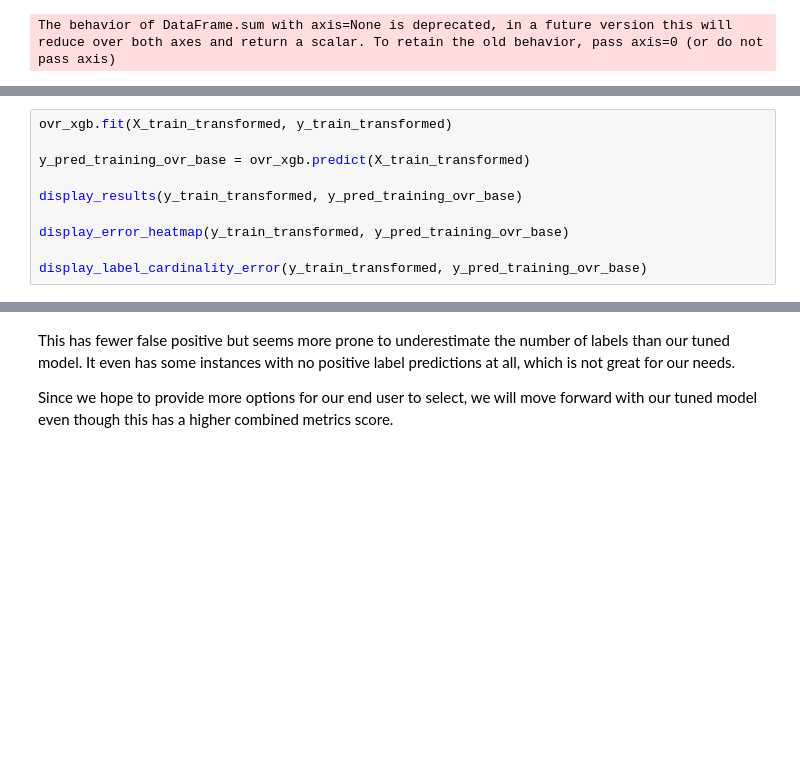
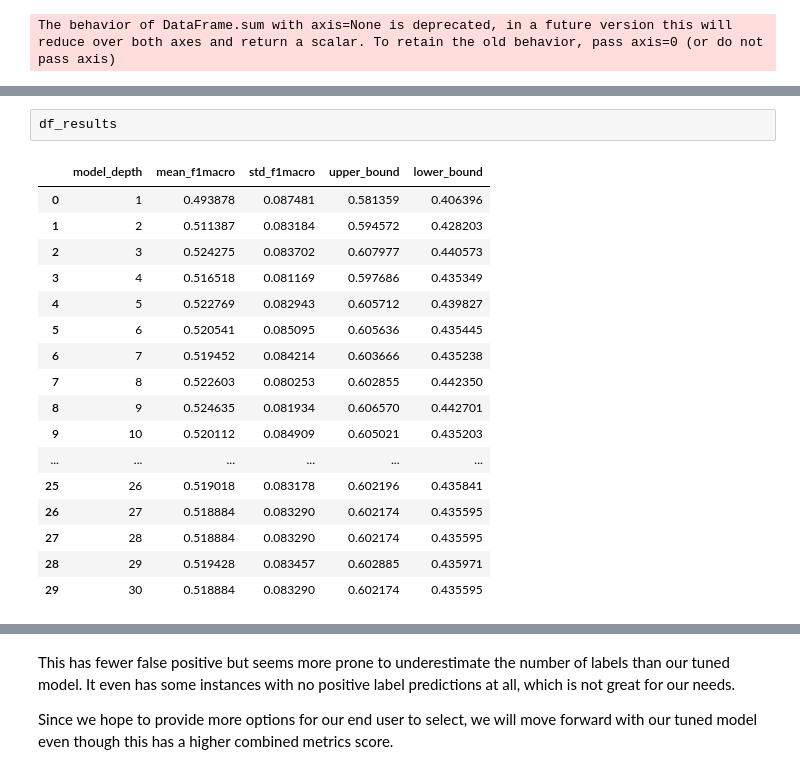
Before and after one commit to capstoneFA2025/FEMA-Recommender, a Jupyter notebook: multilabel_classification_model_selection_nontime.ipynb, the cells around one changed output, grey strips where cells are left out. Saved outputs shown, nothing was run; the diff lists cells and outputs as text; blank space fills up the shorter version.

```diff
--- a/multilabel_classification_model_selection_nontime.ipynb
+++ b/multilabel_classification_model_selection_nontime.ipynb
@@ -961,10 +964,0 @@ We will run one quick check of the untuned classifier for comparison.
-# %%
-ovr_xgb.fit(X_train_transformed, y_train_transformed)
-
-y_pred_training_ovr_base = ovr_xgb.predict(X_train_transformed)
-
-display_results(y_train_transformed, y_pred_training_ovr_base)
-
-display_error_heatmap(y_train_transformed, y_pred_training_ovr_base)
-
-display_label_cardinality_error(y_train_transformed, y_pred_training_ovr_base)
@@ -989,0 +1129,20 @@ The behavior of DataFrame.sum with axis=None is deprecated, in a future version
+# %%
+df_results
+# %% [output]
+|  | model_depth | mean_f1macro | std_f1macro | upper_bound | lower_bound |
+| 0 | 1 | 0.493878 | 0.087481 | 0.581359 | 0.406396 |
+| 1 | 2 | 0.511387 | 0.083184 | 0.594572 | 0.428203 |
+| 2 | 3 | 0.524275 | 0.083702 | 0.607977 | 0.440573 |
+| 3 | 4 | 0.516518 | 0.081169 | 0.597686 | 0.435349 |
+| 4 | 5 | 0.522769 | 0.082943 | 0.605712 | 0.439827 |
+| 5 | 6 | 0.520541 | 0.085095 | 0.605636 | 0.435445 |
+| 6 | 7 | 0.519452 | 0.084214 | 0.603666 | 0.435238 |
+| 7 | 8 | 0.522603 | 0.080253 | 0.602855 | 0.442350 |
+| 8 | 9 | 0.524635 | 0.081934 | 0.606570 | 0.442701 |
+| 9 | 10 | 0.520112 | 0.084909 | 0.605021 | 0.435203 |
+| ... | ... | ... | ... | ... | ... |
+| 25 | 26 | 0.519018 | 0.083178 | 0.602196 | 0.435841 |
+| 26 | 27 | 0.518884 | 0.083290 | 0.602174 | 0.435595 |
+| 27 | 28 | 0.518884 | 0.083290 | 0.602174 | 0.435595 |
+| 28 | 29 | 0.519428 | 0.083457 | 0.602885 | 0.435971 |
+| 29 | 30 | 0.518884 | 0.083290 | 0.602174 | 0.435595 |
```
Also changed, not shown: parts of 32 cells of this notebook.
